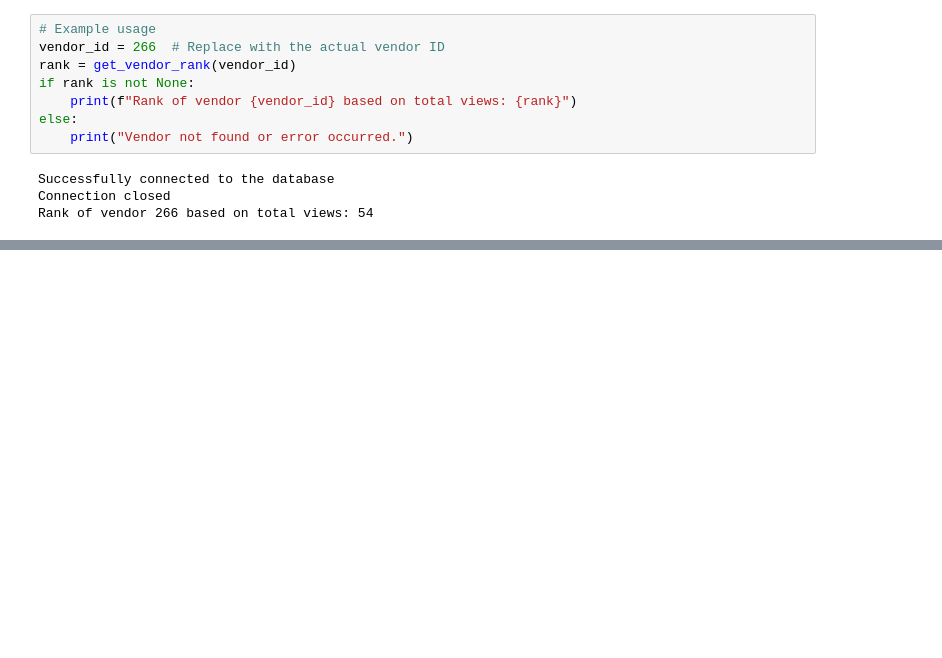
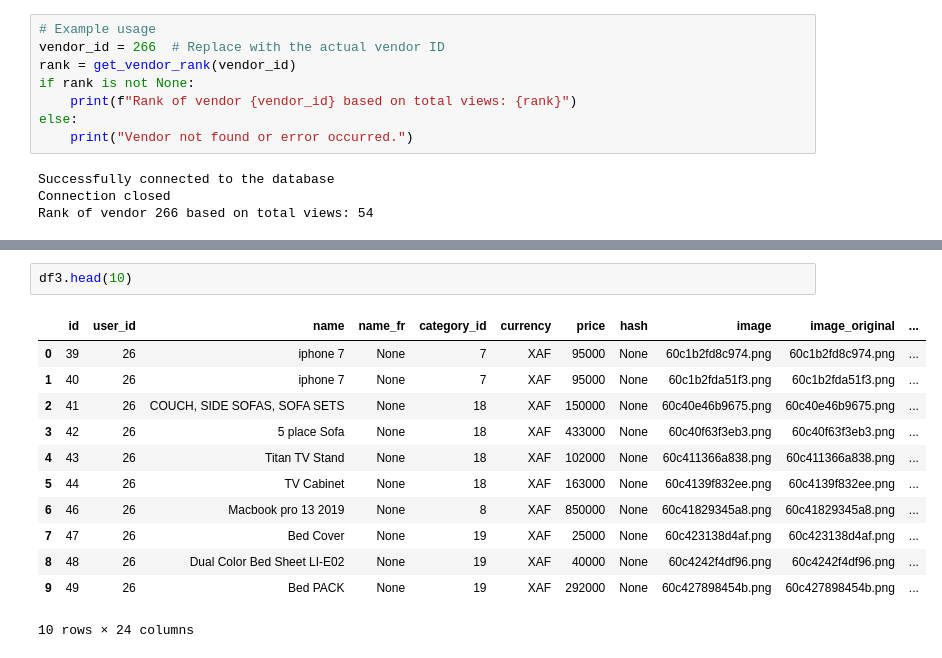
Before and after one commit to AlkaloidWells/Buyam_ML_task1, a Jupyter notebook: display_check.ipynb, the cells around one changed output, grey strips where cells are left out. Drawn from its saved outputs; the diff is of its cells as text; blank space fills up the shorter version.

```diff
--- a/display_check.ipynb
+++ b/display_check.ipynb
@@ -226,0 +262,15 @@ df3 = get_table_data("vendor_view_logs")
+# %%
+df3.head(10)
+# %% [output]
+|  | id | user_id | name | name_fr | category_id | currency | price | hash | image | image_original | ... |
+| 0 | 39 | 26 | iphone 7 | None | 7 | XAF | 95000 | None | 60c1b2fd8c974.png | 60c1b2fd8c974.png | ... |
+| 1 | 40 | 26 | iphone 7 | None | 7 | XAF | 95000 | None | 60c1b2fda51f3.png | 60c1b2fda51f3.png | ... |
+| 2 | 41 | 26 | COUCH, SIDE SOFAS, SOFA SETS | None | 18 | XAF | 150000 | None | 60c40e46b9675.png | 60c40e46b9675.png | ... |
+| 3 | 42 | 26 | 5 place Sofa | None | 18 | XAF | 433000 | None | 60c40f63f3eb3.png | 60c40f63f3eb3.png | ... |
+| 4 | 43 | 26 | Titan TV Stand | None | 18 | XAF | 102000 | None | 60c411366a838.png | 60c411366a838.png | ... |
+| 5 | 44 | 26 | TV Cabinet | None | 18 | XAF | 163000 | None | 60c4139f832ee.png | 60c4139f832ee.png | ... |
+| 6 | 46 | 26 | Macbook pro 13 2019 | None | 8 | XAF | 850000 | None | 60c41829345a8.png | 60c41829345a8.png | ... |
+| 7 | 47 | 26 | Bed Cover | None | 19 | XAF | 25000 | None | 60c423138d4af.png | 60c423138d4af.png | ... |
+| 8 | 48 | 26 | Dual Color Bed Sheet LI-E02 | None | 19 | XAF | 40000 | None | 60c4242f4df96.png | 60c4242f4df96.png | ... |
+| 9 | 49 | 26 | Bed PACK | None | 19 | XAF | 292000 | None | 60c427898454b.png | 60c427898454b.png | ... |
+10 rows × 24 columns
```
Also changed, not shown: parts of 7 cells of this notebook, 1 other file.
